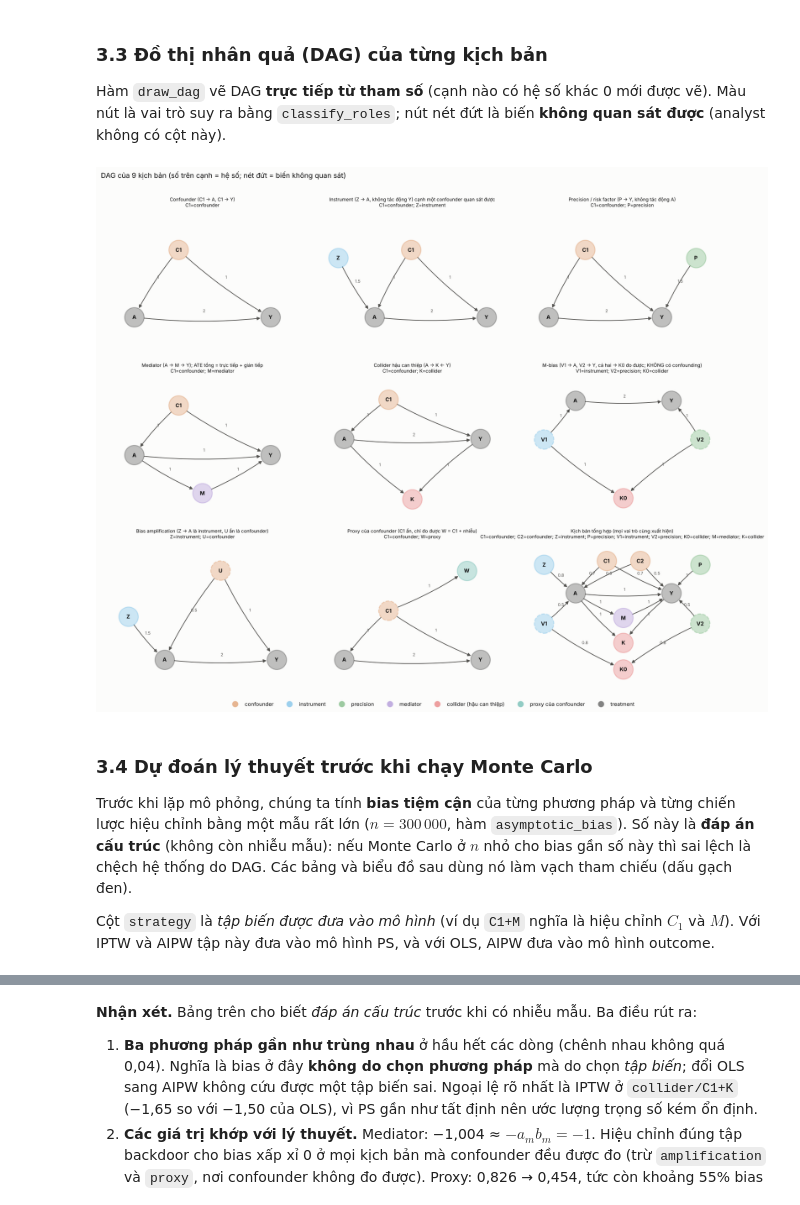
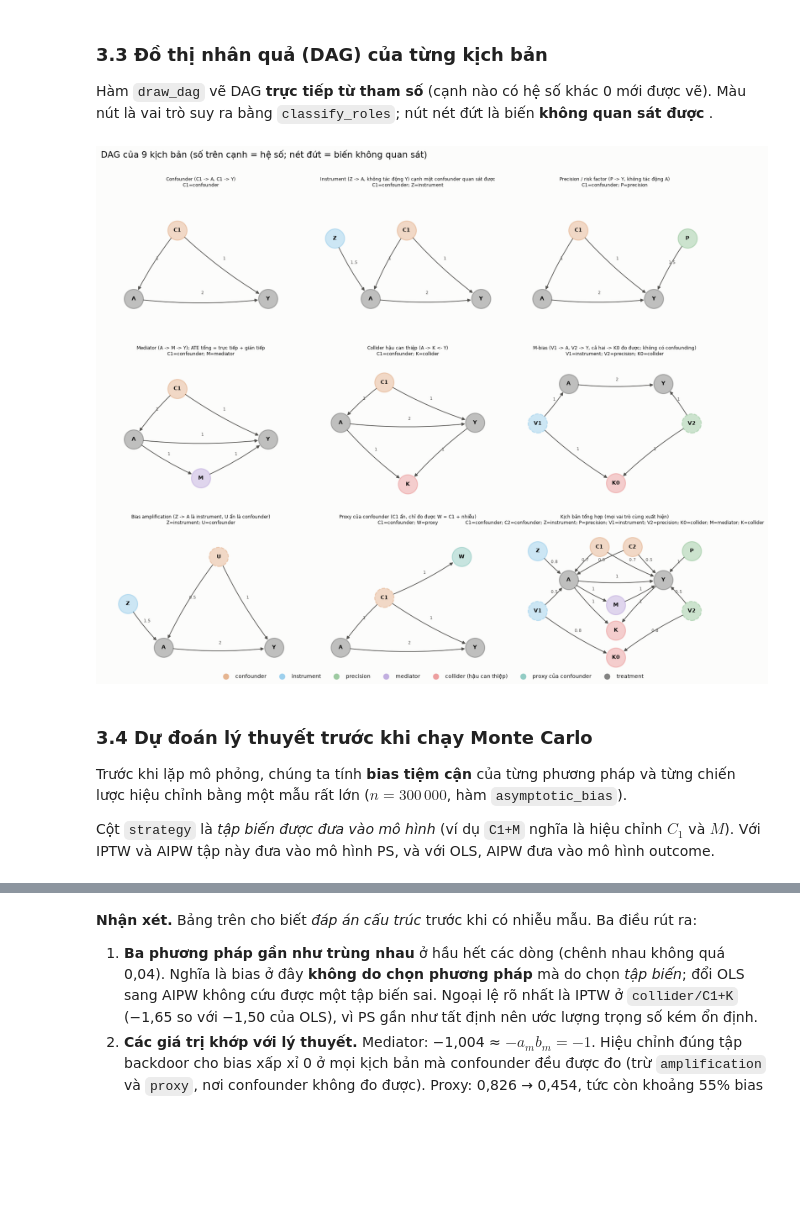
Before and after one commit to qz4ng/SEMINAR, a Jupyter notebook: scenario/role/roles_test.ipynb, the cells around one changed output, grey strips where cells are left out. Saved outputs shown, nothing was run; the diff lists cells and outputs as text; code cells hidden in the pictures; blank space fills up the shorter version.

Commit message:
đổi tên một số biến

```diff
--- a/scenario/role/roles_test.ipynb
+++ b/scenario/role/roles_test.ipynb
@@ -191,40 +118,40 @@ display(pd.Series(PARAM_DOC).to_frame("ý nghĩa"))
 # %% [markdown]
 ### 3.3 Đồ thị nhân quả (DAG) của từng kịch bản
 
-Hàm `draw_dag` vẽ DAG **trực tiếp từ tham số** (cạnh nào có hệ số khác 0 mới được vẽ). Màu nút là vai trò suy ra bằng `classify_roles`; nút nét đứt là biến **không quan sát được** (analyst không có cột này).
+Hàm `draw_dag` vẽ DAG **trực tiếp từ tham số** (cạnh nào có hệ số khác 0 mới được vẽ). Màu nút là vai trò suy ra bằng `classify_roles`; nút nét đứt là biến **không quan sát được** .
 # %%
 def draw_dag(sim, ax, title=None):
     dag = sim.dag(); roles = classify_roles(dag["edges"])
     pos = {k: v["pos"] for k, v in dag["nodes"].items()}
     for s, d, c in dag["edges"]:
         (x0, y0), (x1, y1) = pos[s], pos[d]
         ax.add_patch(FancyArrowPatch((x0, y0), (x1, y1), arrowstyle="-|>", mutation_scale=11, lw=1.2,
                                      color="#52514e", shrinkA=17, shrinkB=17, connectionstyle="arc3,rad=0.06"))
         ax.text((x0 + x1) / 2 + 0.05, (y0 + y1) / 2 + 0.12, f"{c:g}", fontsize=7, color="#52514e", ha="center")
     for k, v in dag["nodes"].items():
         col = ROLE_COLOR.get(roles.get(k, "nhiễu"), GRAY)
         ax.scatter(*pos[k], s=1100, color=col, alpha=0.25, edgecolor=col, linewidth=1.6,
                    linestyle="--" if v["latent"] else "-", zorder=3)
         ax.text(pos[k][0], pos[k][1], k, ha="center", va="center", fontsize=9, fontweight="bold", zorder=4)
     xs, ys = [p[0] for p in pos.values()], [p[1] for p in pos.values()]
     ax.set_xlim(min(xs) - 1.0, max(xs) + 1.0); ax.set_ylim(min(ys) - 1.0, max(ys) + 1.0); ax.axis("off")
     r = {k: roles[k] for k in dag["nodes"] if k in roles and k not in ("A", "Y")}
     ax.set_title((title or sim.info["title"]) + "\n" + "; ".join(f"{k}={v.split(' ')[0]}" for k, v in r.items()), fontsize=8)
 
 fig, axes = plt.subplots(3, 3, figsize=(15, 13))
 for ax, k in zip(axes.ravel(), SCENARIO_ORDER):
     draw_dag(RoleSimulation(k), ax)
 handles = [Line2D([0], [0], marker="o", color="w", markerfacecolor=c, alpha=0.5, markersize=11, label=r)
            for r, c in ROLE_COLOR.items() if r in {"confounder", "instrument", "precision", "mediator", "collider (hậu can thiệp)", "proxy của confounder", "treatment"}]
 fig.legend(handles=handles, loc="lower center", ncol=7, frameon=False)
-fig.suptitle("DAG của 9 kịch bản (số trên cạnh = hệ số; nét đứt = biến không quan sát)", x=0.01, ha="left", fontsize=12)
-fig.tight_layout(rect=[0, 0.03, 1, 0.97]); plt.show()
+fig.suptitle("DAG của 9 kịch bản (số trên cạnh = hệ số; nét đứt = biến không quan sát)", x=0.01, ha="left", fontsize=15)
+fig.tight_layout(rect=[0, 0, 1, 0.97]); plt.show()
 # %% [output]
-[figure, old version]
+[figure, new version]
 # %% [markdown]
 ### 3.4 Dự đoán lý thuyết trước khi chạy Monte Carlo
 
-Trước khi lặp mô phỏng, chúng ta tính **bias tiệm cận** của từng phương pháp và từng chiến lược hiệu chỉnh bằng một mẫu rất lớn ($n=300\,000$, hàm `asymptotic_bias`). Số này là **đáp án cấu trúc** (không còn nhiễu mẫu): nếu Monte Carlo ở $n$ nhỏ cho bias gần số này thì sai lệch là chệch hệ thống do DAG. Các bảng và biểu đồ sau dùng nó làm vạch tham chiếu (dấu gạch đen).
+Trước khi lặp mô phỏng, chúng ta tính **bias tiệm cận** của từng phương pháp và từng chiến lược hiệu chỉnh bằng một mẫu rất lớn ($n=300\,000$, hàm `asymptotic_bias`).
 
 Cột `strategy` là *tập biến được đưa vào mô hình* (ví dụ `C1+M` nghĩa là hiệu chỉnh $C_1$ và $M$). Với IPTW và AIPW tập này đưa vào mô hình PS, và với OLS, AIPW đưa vào mô hình outcome.
 # %%
```
Also changed, not shown: parts of 37 cells of this notebook.
